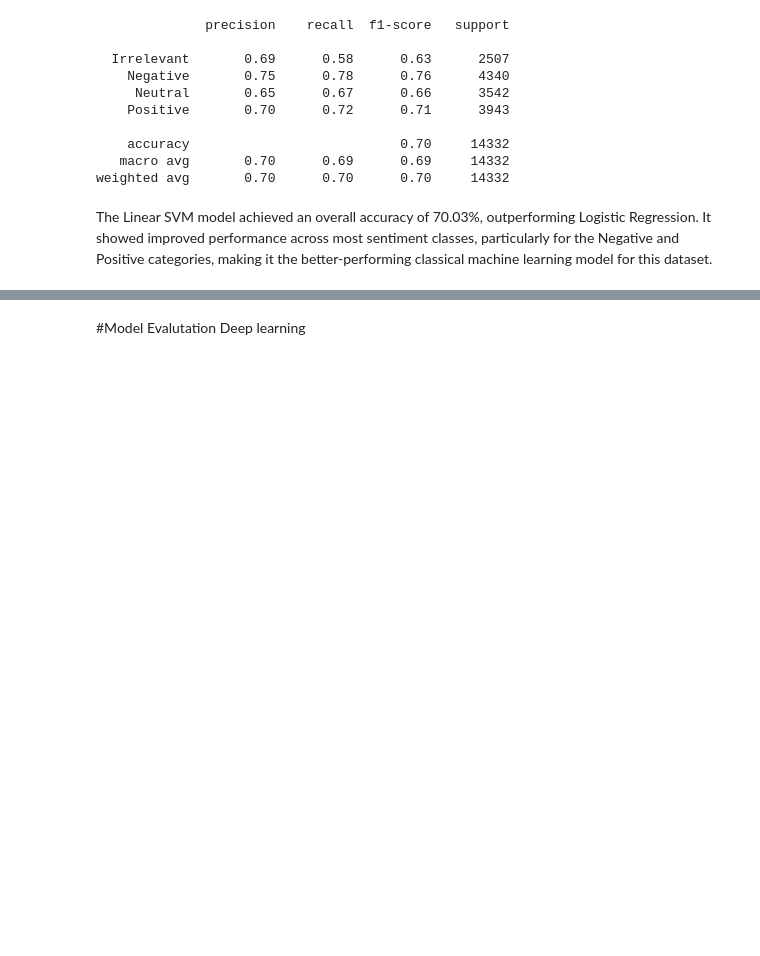
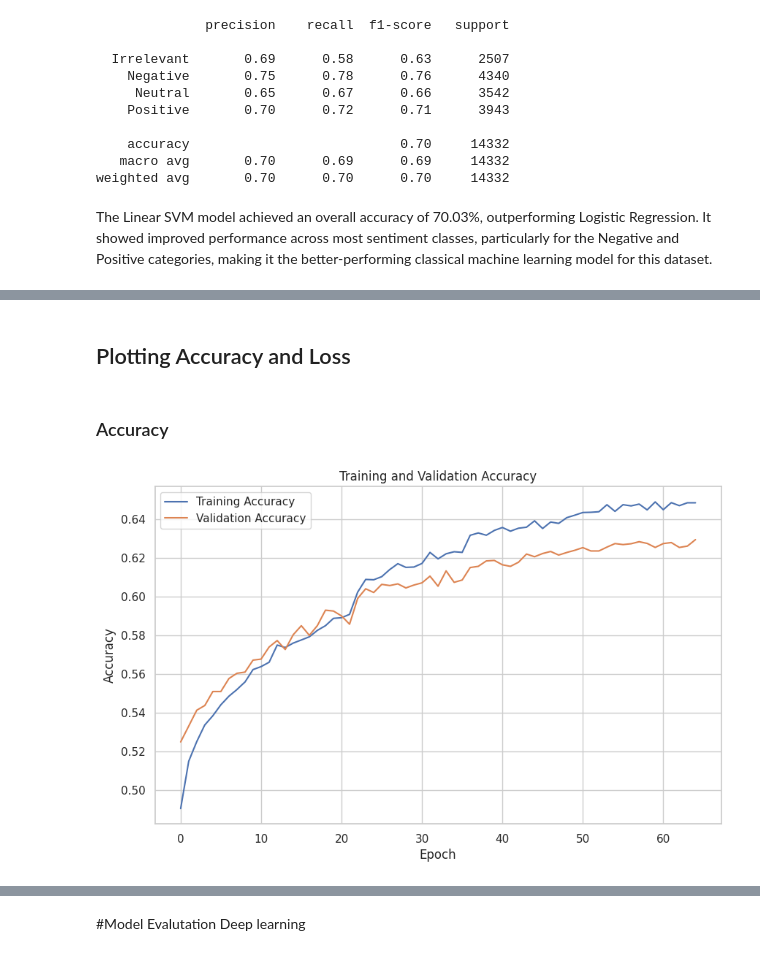
Before and after one commit to AswinG2003/NLP-Parallel-Project, a Jupyter notebook: NLP_Parallel_Project.ipynb, the cells around one changed output, grey strips where cells are left out. Drawn from its saved outputs; the diff is of its cells as text; code cells hidden in the pictures; blank space fills up the shorter version.

Commit message:
Created deep learning model , model evaluation of dl, roc curve classical and deep learning, precision recall curve, model comparision and conclusion

```diff
--- a/NLP_Parallel_Project.ipynb
+++ b/NLP_Parallel_Project.ipynb
@@ -118,14 +135,14 @@ df_twitter.head()
 # Define meaningful column names
 column_names = ["Tweet_ID", "Entity", "Sentiment", "Tweet"]
 
-# Load the dataset
+# # Load the dataset
 df_twitter = pd.read_csv(
-    "/content/drive/MyDrive/DATA/twitter_training[1].csv",
-    names=column_names,
-    header=None
-)
+  "/content/drive/MyDrive/ICT AIML/Datasets/twitter/twitter_training.csv",
+  names=column_names,
+  header=None
+ )
 
-# Display first five rows
+ # Display first five rows
 df_twitter.head()
 # %% [output]
 |  | Tweet_ID | Entity | Sentiment | Tweet |
@@ -537,0 +670,15 @@ The Linear SVM model achieved an overall accuracy of 70.03%, outperforming Logis
+# %% [markdown]
+## Plotting Accuracy and Loss
+# %% [markdown]
+### Accuracy
+# %%
+plt.figure(figsize=(10, 6))
+plt.plot(history.history['accuracy'], label='Training Accuracy')
+plt.plot(history.history['val_accuracy'], label='Validation Accuracy')
+plt.xlabel('Epoch')
+plt.ylabel('Accuracy')
+plt.title('Training and Validation Accuracy')
+plt.legend()
+plt.show()
+# %% [output]
+[figure, added]
```
Also changed, not shown: parts of 17 cells of this notebook.
